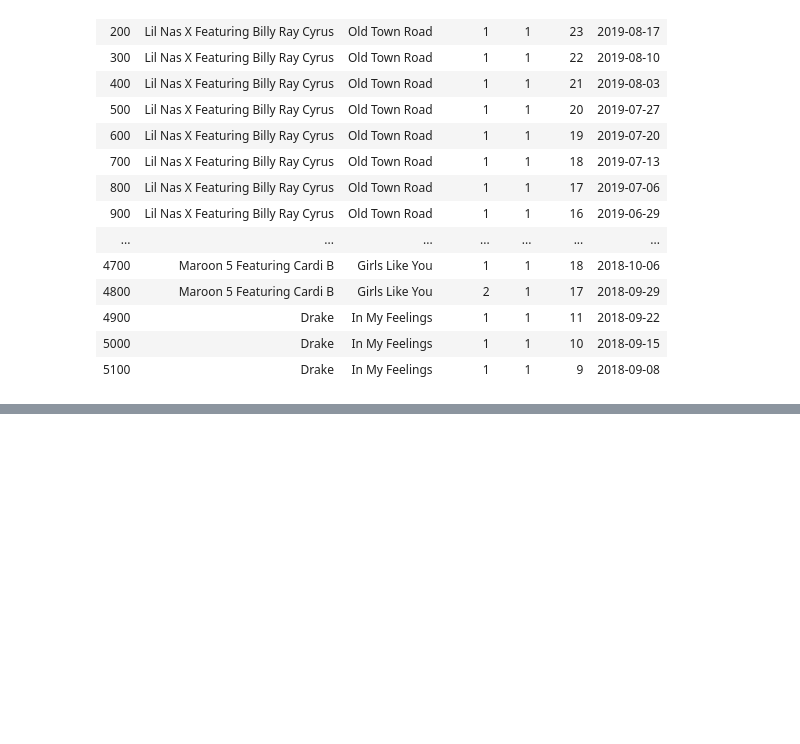
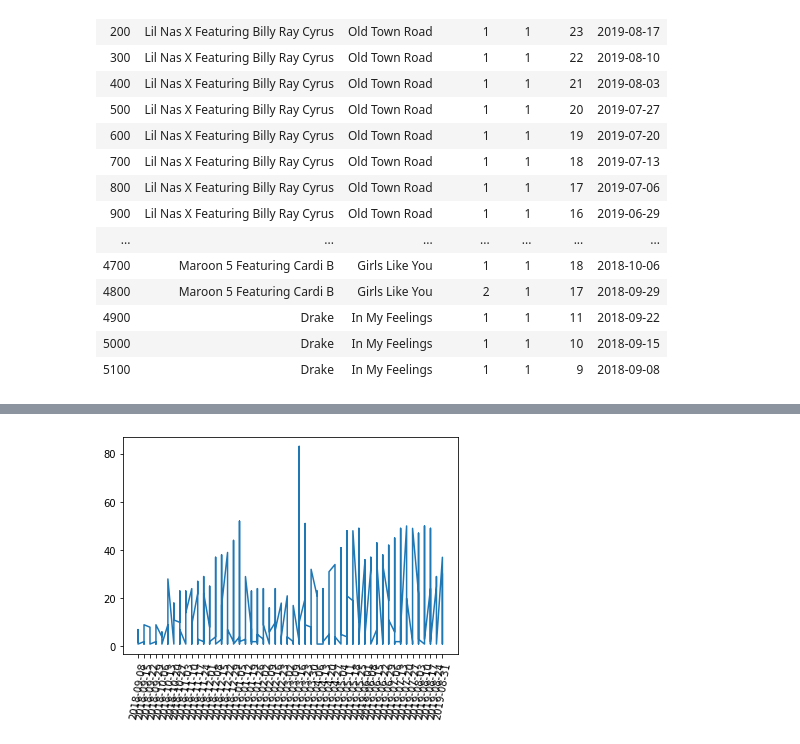
Before and after one commit to deniscohen43/Spotify_Analysis, a Jupyter notebook: Resources/billboard_year1.ipynb, the cells around one changed output, grey strips where cells are left out. Cells and saved outputs as stored; diff of their text form; code cells hidden in the pictures; blank space fills up the shorter version.

```diff
--- a/Resources/billboard_year1.ipynb
+++ b/Resources/billboard_year1.ipynb
@@ -110,0 +302,12 @@ summary
+# %%
+rank_name= dropping_columns['rank']
+date_name= dropping_columns['date']
+song= dropping_columns.filter(items=['title'])
+new_data_df =
+for songs in song:
+    plt.plot(date_name, rank_name)
+
+plt.xticks(label=x, rotation=80)
+plt.show()
+# %% [output]
+[figure, added]
```
Also changed, not shown: parts of 14 cells of this notebook, 3 other files.
